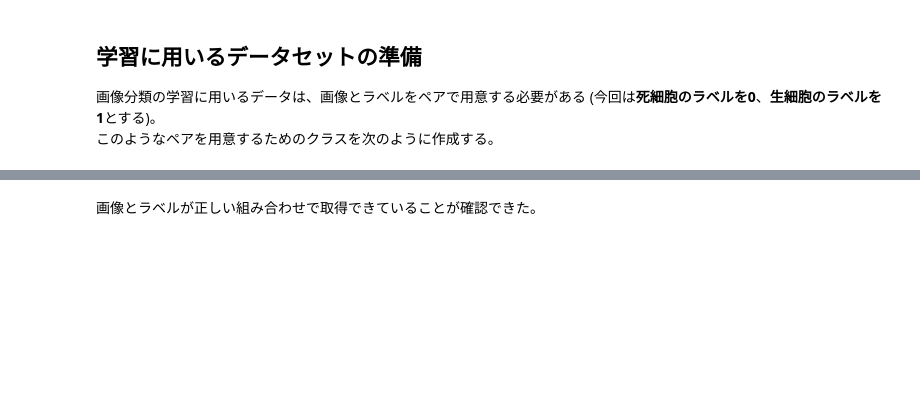
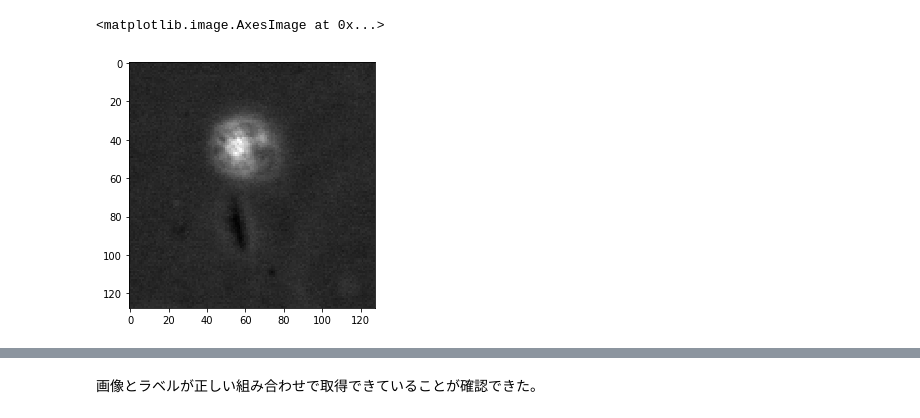
Before and after one commit to funalab/ABiSTC, a Jupyter notebook: notebooks/classification_training.ipynb, the cells around one changed output, grey strips where cells are left out. Drawn from its saved outputs; the diff is of its cells as text; code cells hidden in the pictures; blank space fills up the shorter version.

```diff
--- a/notebooks/classification_training.ipynb
+++ b/notebooks/classification_training.ipynb
@@ -32,5 +22,6 @@ Text(0.5, 1.0, 'Dead cell')
-# %% [markdown]
-## 学習に用いるデータセットの準備
-
-画像分類の学習に用いるデータは、画像とラベルをペアで用意する必要がある (今回は**死細胞のラベルを0**、**生細胞のラベルを1**とする)。
-このようなペアを用意するためのクラスを次のように作成する。
+# %%
+img_dead = io.imread('../datasets/dataset_cls/dead/001.tif')
+io.imshow(img_dead)
+# %% [output]
+<matplotlib.image.AxesImage at 0x...>
+[figure, added]
```
Also changed, not shown: parts of 13 cells of this notebook.
